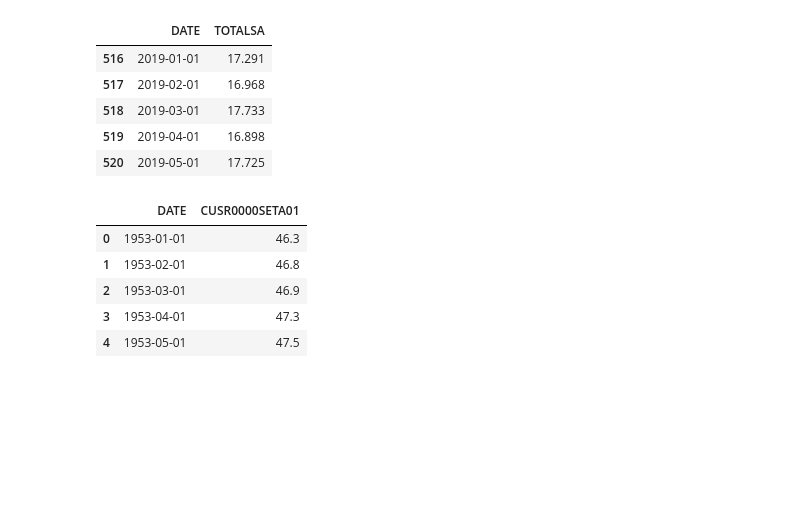
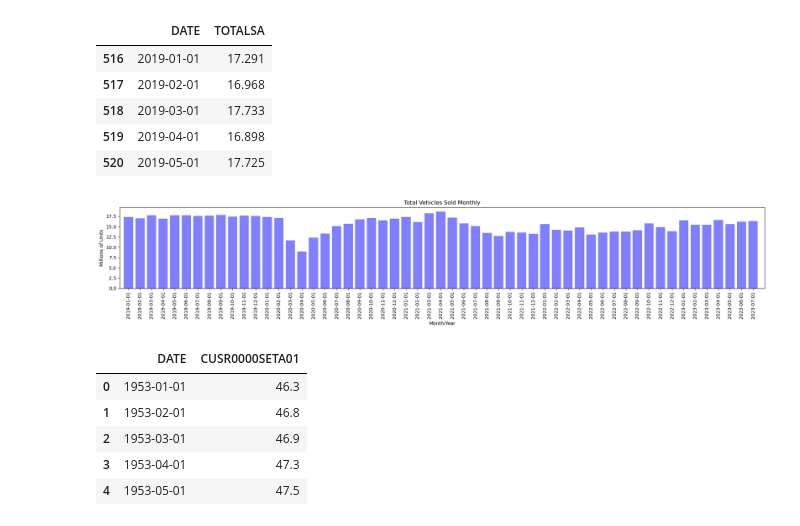
Before and after one commit to davidrf93/Project-1, a Jupyter notebook: Project 1 - Group 5.ipynb, the cells around one changed output. Drawn from its saved outputs; the diff is of its cells as text; code cells hidden in the pictures; blank space fills up the shorter version.

```diff
--- a/Project 1 - Group 5.ipynb
+++ b/Project 1 - Group 5.ipynb
@@ -26,6 +27,31 @@ totalvehicle_data2.head()
 | 518 | 2019-03-01 | 17.733 |
 | 519 | 2019-04-01 | 16.898 |
 | 520 | 2019-05-01 | 17.725 |
+# %%
+# Set x axis and tick locations
+x_axis = np.arange(len(totalvehicle_data2))
+tick_locations = [value for value in x_axis]
+
+#Plot
+plt.figure(figsize=(20,4))
+plt.bar(x_axis, totalvehicle_data2["TOTALSA"], color='b', alpha=0.5, align="center")
+plt.xticks(tick_locations, totalvehicle_data2["DATE"], rotation="vertical")
+
+# Set x and y limits
+plt.xlim(-0.75, len(x_axis))
+plt.ylim(0, max(totalvehicle_data2["TOTALSA"])+1)
+
+# Set a Title and labels
+plt.title("Total Vehicles Sold Monthly")
+plt.xlabel("Month/Year")
+plt.ylabel("Millions of Units")
+
+# Save our graph and show the grap
+plt.tight_layout()
+plt.savefig("Images/total_vehicles.png")
+plt.show()
+# %% [output]
+[figure, added]
 # %%
 # Import second dataset
 meanvehicle_data = pd.read_csv('DataSets/CUSR0000SETA01.csv')
```
Also changed, not shown: parts of 10 cells of this notebook, 5 other files.
